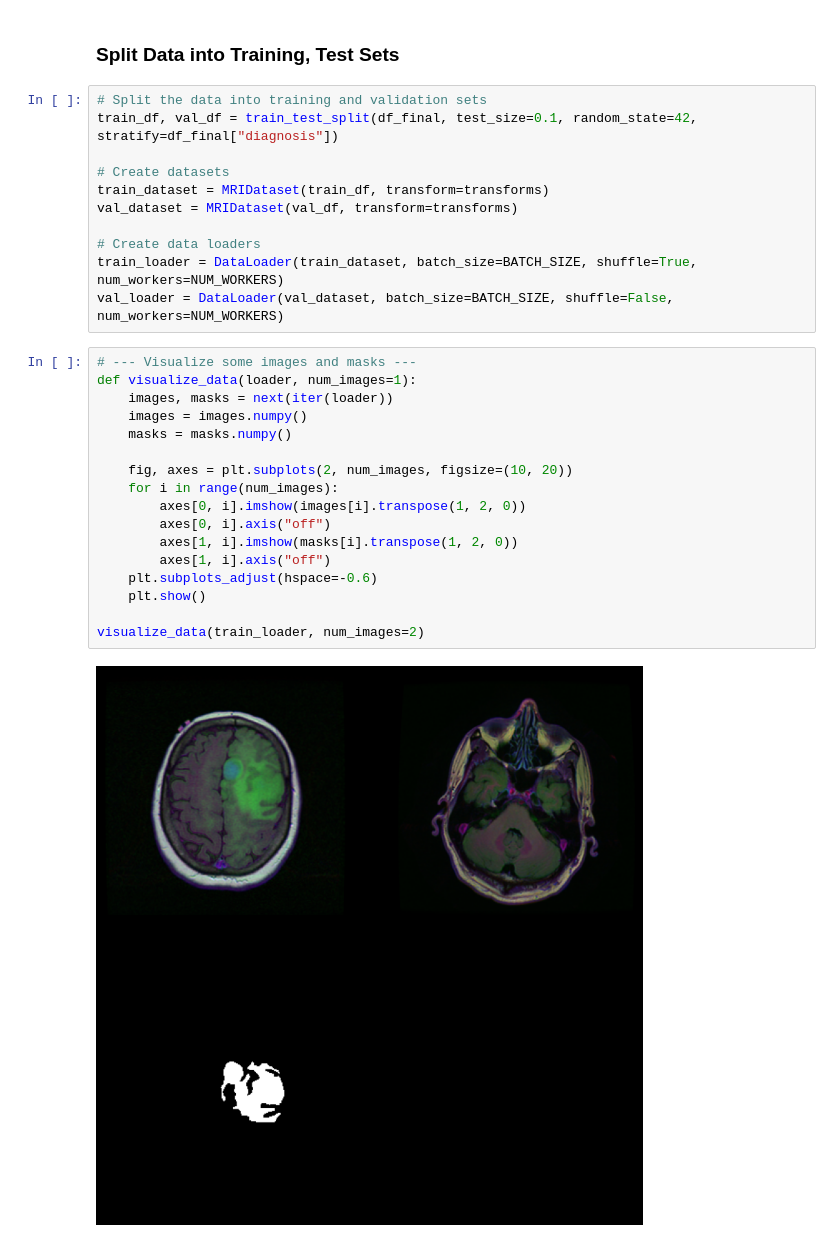
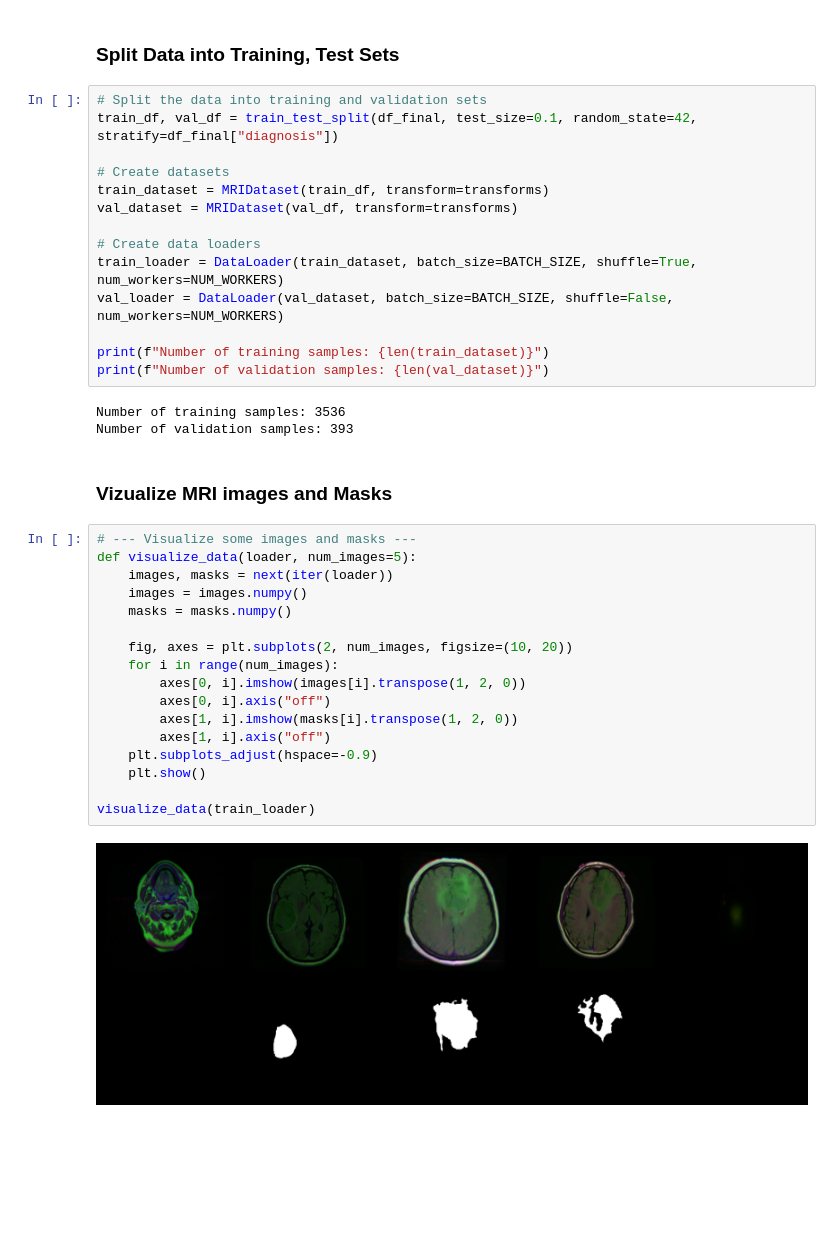
Before and after one commit to Kasper1616/Generative-Brain-MRI-Segmentation, a Jupyter notebook: BrainSeg.ipynb, the cells around one changed output. Cells and saved outputs as stored; diff of their text form; blank space fills up the shorter version.

```diff
--- a/BrainSeg.ipynb
+++ b/BrainSeg.ipynb
@@ -128,22 +129,30 @@ val_dataset = MRIDataset(val_df, transform=transforms)
 # Create data loaders
 train_loader = DataLoader(train_dataset, batch_size=BATCH_SIZE, shuffle=True, num_workers=NUM_WORKERS)
 val_loader = DataLoader(val_dataset, batch_size=BATCH_SIZE, shuffle=False, num_workers=NUM_WORKERS)
+
+print(f"Number of training samples: {len(train_dataset)}")
+print(f"Number of validation samples: {len(val_dataset)}")
+# %% [output]
+Number of training samples: 3536
+Number of validation samples: 393
+# %% [markdown]
+### Vizualize MRI images and Masks
 # %%
 # --- Visualize some images and masks ---
-def visualize_data(loader, num_images=1):
+def visualize_data(loader, num_images=5):
     images, masks = next(iter(loader))
     images = images.numpy()
     masks = masks.numpy()
 
     fig, axes = plt.subplots(2, num_images, figsize=(10, 20))
     for i in range(num_images):
         axes[0, i].imshow(images[i].transpose(1, 2, 0))
         axes[0, i].axis("off")
         axes[1, i].imshow(masks[i].transpose(1, 2, 0))
         axes[1, i].axis("off")
-    plt.subplots_adjust(hspace=-0.6)
+    plt.subplots_adjust(hspace=-0.9)
     plt.show()
 
-visualize_data(train_loader, num_images=2)
+visualize_data(train_loader)
 # %% [output]
-[figure, old version]
+[figure, new version]
```
Also changed, not shown: parts of 2 cells of this notebook.
